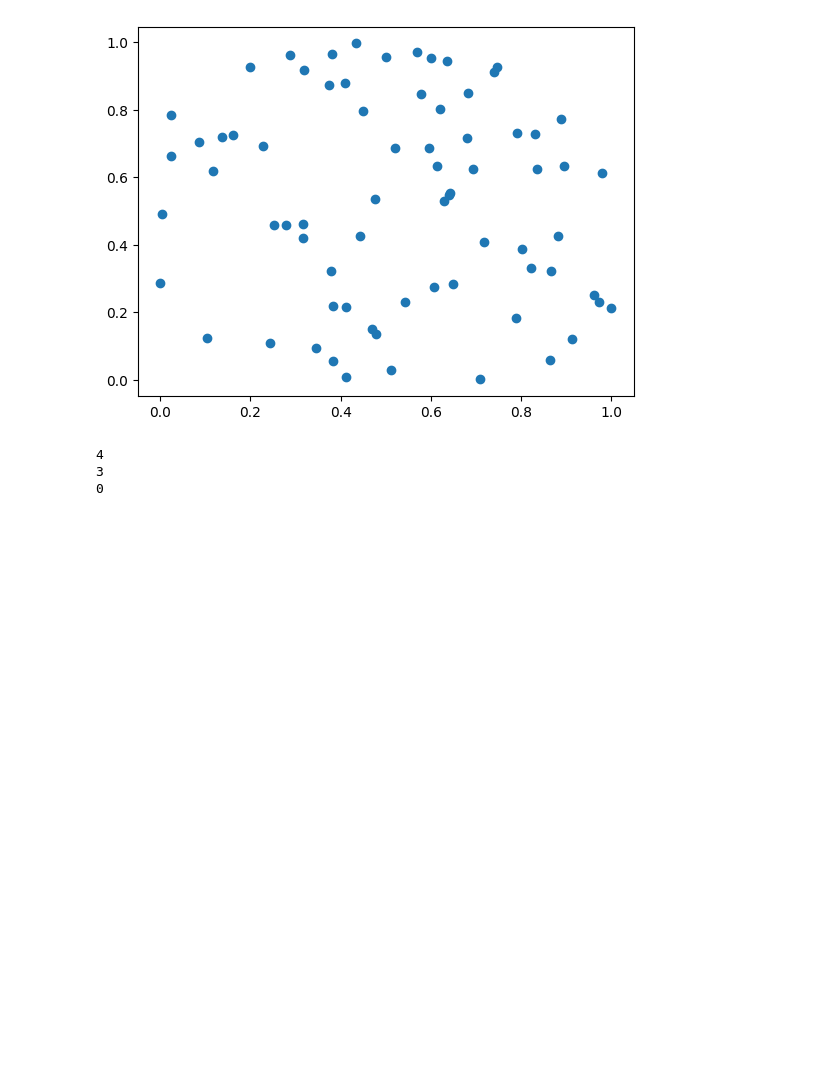
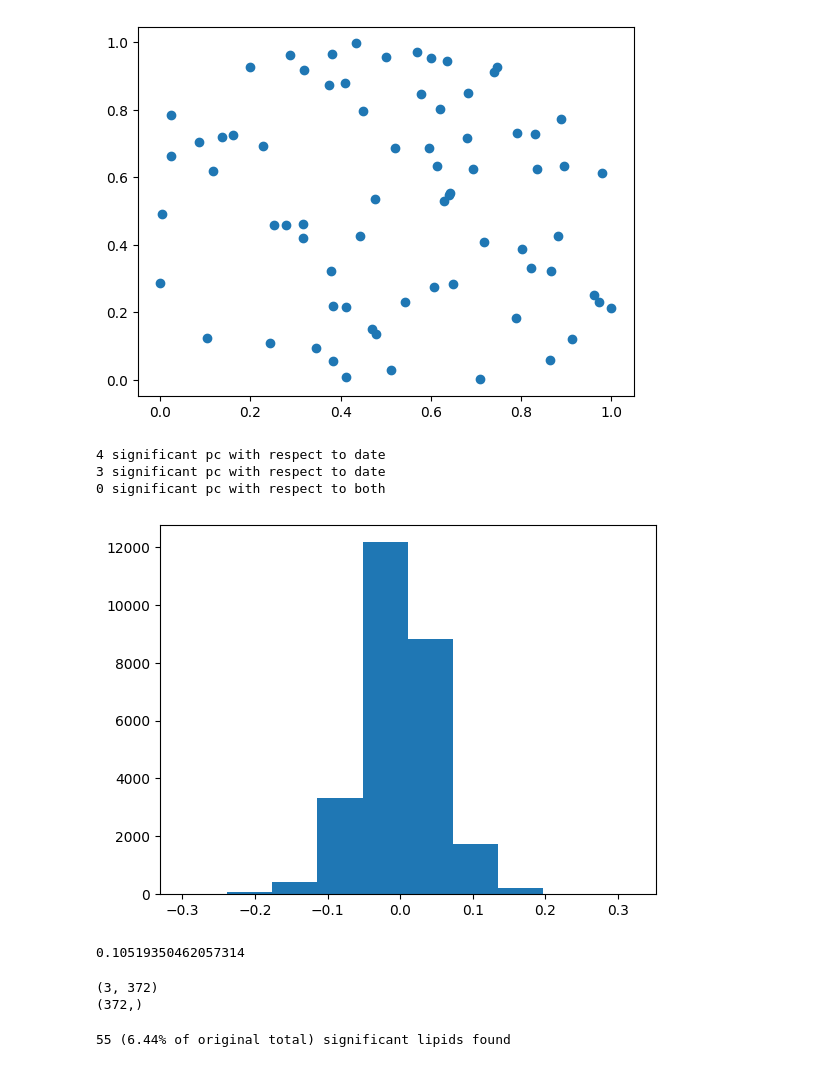
Before and after one commit to Ivan2nn/Lypidomics2, a Jupyter notebook: pca_analysis.ipynb, the cells around one changed output. Drawn from its saved outputs; the diff is of its cells as text; code cells hidden in the pictures; blank space fills up the shorter version.

Commit message:
Significant lipids

```diff
--- a/pca_analysis.ipynb
+++ b/pca_analysis.ipynb
@@ -88,10 +82,35 @@ plt.show()
 # %% [output]
 [figure]
 # %%
-print(np.sum(p_values[:,1]<0.05))
-print(np.sum(p_values[:,2]<0.05))
-print(np.sum((p_values[:,2]<0.05)*(p_values[:,1]<0.05)))
+print(f'{np.sum(p_values[:,1]<0.05)} significant pc with respect to date')
+print(f'{np.sum(p_values[:,2]<0.05)} significant pc with respect to date')
+print(f'{np.sum((p_values[:,2]<0.05)*(p_values[:,1]<0.05))} significant pc with respect to both')
+
+significant_pc = np.where(p_values[:,2]<0.05)[0]
 # %% [output]
-4
-3
-0
+4 significant pc with respect to date
+3 significant pc with respect to date
+0 significant pc with respect to both
+# %%
+plt.figure()
+plt.hist(pca.components_.flatten())
+plt.show()
+ths = np.percentile(np.abs(pca.components_.flatten()), 95)
+print(ths)
+# %% [output]
+[figure, added]
+0.10519350462057314
+# %%
+significant_components = pca.components_[significant_pc,:]
+print(significant_components.shape)
+max_values = np.max(np.abs(significant_components), axis=0)
+print(max_values.shape)
+# %% [output]
+(3, 372)
+(372,)
+# %%
+idx_significant_lipids = np.where(max_values>ths)[0]
+n_significant_lipids = len(idx_significant_lipids)
+print(f'{n_significant_lipids} ({n_significant_lipids/tot_lipids*100:.2f}% of original total) significant lipids found')
+# %% [output]
+55 (6.44% of original total) significant lipids found
```
Also changed, not shown: parts of 2 cells of this notebook, 1 other file.
